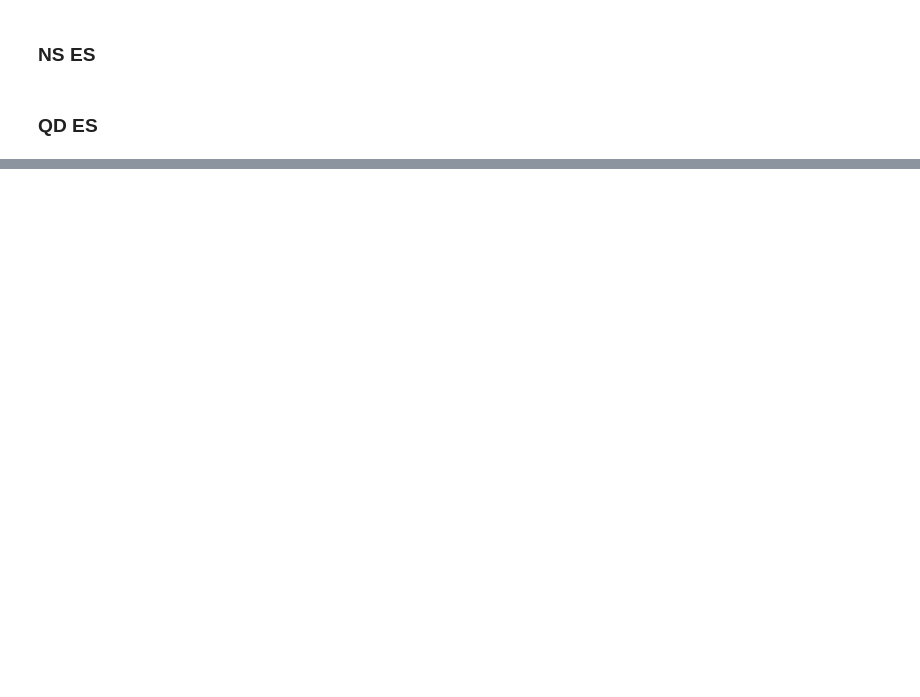
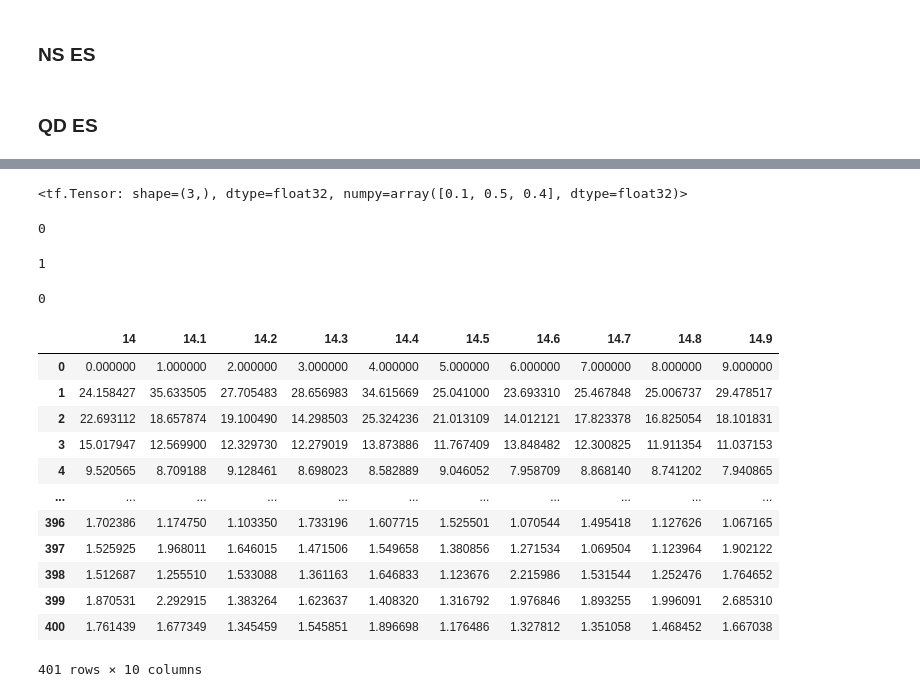
Before and after one commit to aja114/research_project, a Jupyter notebook: keygrid_env.ipynb, the cells around one changed output, grey strips where cells are left out. Cells and saved outputs as stored; diff of their text form; code cells hidden in the pictures; blank space fills up the shorter version.

```diff
--- a/keygrid_env.ipynb
+++ b/keygrid_env.ipynb
@@ -180,0 +321,36 @@ plot_state_freq(agent.state_freq)
+# %%
+dist.probs
+# %% [output]
+<tf.Tensor: shape=(3,), dtype=float32, numpy=array([0.1, 0.5, 0.4], dtype=float32)>
+# %%
+res_r = pd.read_csv('data/reinforce_res.csv')
+res_r_seq = pd.read_csv('data/reinforce_res_seq.csv')
+res_r_st = pd.read_csv('data/reinforce_res_st.csv')
+# %%
+np.sum(np.sum(res_r > 49)>0)
+# %% [output]
+0
+# %%
+np.sum(np.sum(res_r_st > 49)>0)
+# %% [output]
+1
+# %%
+np.sum(np.sum(res_r_seq > 49)>0)
+# %% [output]
+0
+# %%
+res_r_seq
+# %% [output]
+|  | 14 | 14.1 | 14.2 | 14.3 | 14.4 | 14.5 | 14.6 | 14.7 | 14.8 | 14.9 |
+| 0 | 0.000000 | 1.000000 | 2.000000 | 3.000000 | 4.000000 | 5.000000 | 6.000000 | 7.000000 | 8.000000 | 9.000000 |
+| 1 | 24.158427 | 35.633505 | 27.705483 | 28.656983 | 34.615669 | 25.041000 | 23.693310 | 25.467848 | 25.006737 | 29.478517 |
+| 2 | 22.693112 | 18.657874 | 19.100490 | 14.298503 | 25.324236 | 21.013109 | 14.012121 | 17.823378 | 16.825054 | 18.101831 |
+| 3 | 15.017947 | 12.569900 | 12.329730 | 12.279019 | 13.873886 | 11.767409 | 13.848482 | 12.300825 | 11.911354 | 11.037153 |
+| 4 | 9.520565 | 8.709188 | 9.128461 | 8.698023 | 8.582889 | 9.046052 | 7.958709 | 8.868140 | 8.741202 | 7.940865 |
+| ... | ... | ... | ... | ... | ... | ... | ... | ... | ... | ... |
+| 396 | 1.702386 | 1.174750 | 1.103350 | 1.733196 | 1.607715 | 1.525501 | 1.070544 | 1.495418 | 1.127626 | 1.067165 |
+| 397 | 1.525925 | 1.968011 | 1.646015 | 1.471506 | 1.549658 | 1.380856 | 1.271534 | 1.069504 | 1.123964 | 1.902122 |
+| 398 | 1.512687 | 1.255510 | 1.533088 | 1.361163 | 1.646833 | 1.123676 | 2.215986 | 1.531544 | 1.252476 | 1.764652 |
+| 399 | 1.870531 | 2.292915 | 1.383264 | 1.623637 | 1.408320 | 1.316792 | 1.976846 | 1.893255 | 1.996091 | 2.685310 |
+| 400 | 1.761439 | 1.677349 | 1.345459 | 1.545851 | 1.896698 | 1.176486 | 1.327812 | 1.351058 | 1.468452 | 1.667038 |
+401 rows × 10 columns
```
Also changed, not shown: parts of 28 cells of this notebook, 6 other files.
